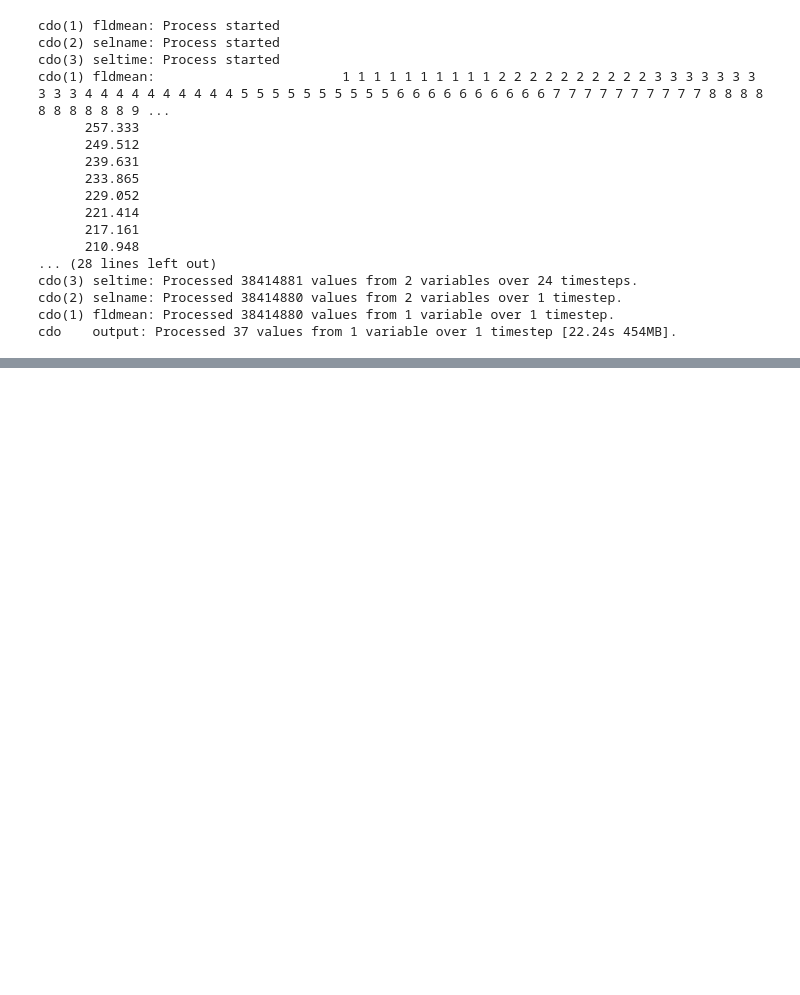
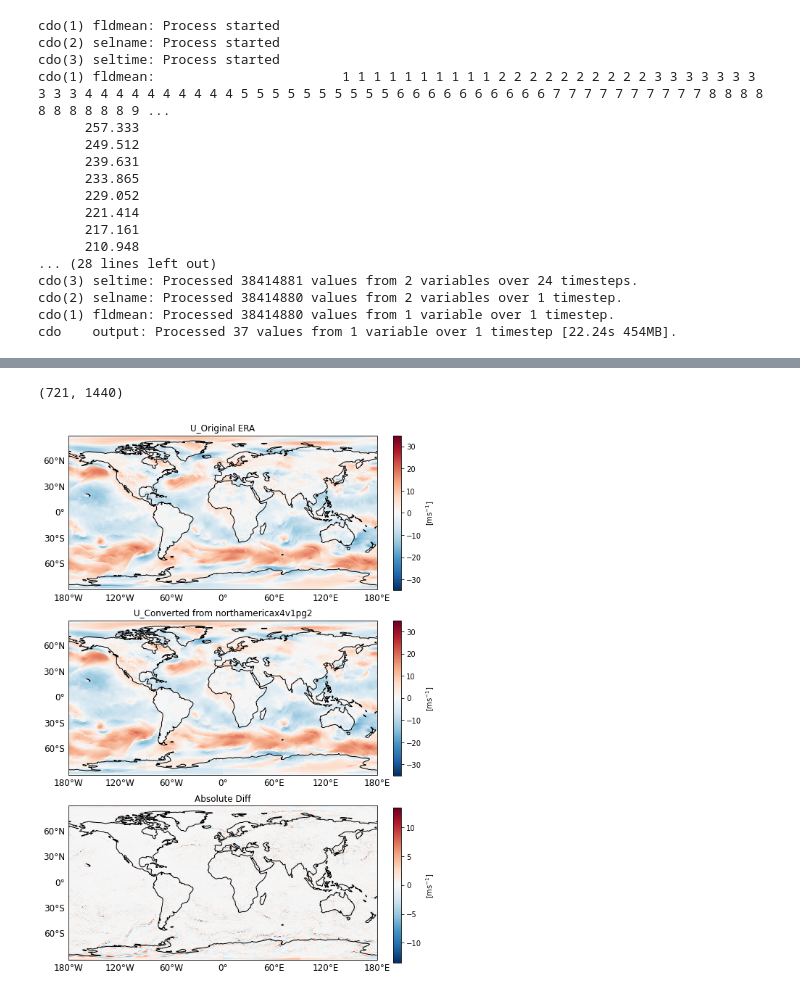
Before and after one commit to TaufiqHassan/CheckMapFiles, a Jupyter notebook: Checking_ERA_map_files_plev.ipynb, the cells around one changed output, grey strips where cells are left out. Drawn from its saved outputs; the diff is of its cells as text; code cells hidden in the pictures; blank space fills up the shorter version.

Commit message:
U analysis added for different levels

```diff
--- a/Checking_ERA_map_files_plev.ipynb
+++ b/Checking_ERA_map_files_plev.ipynb
@@ -125,0 +145,39 @@ cdo    output: Processed 37 values from 1 variable over 1 timestep [7.04s 344MB]
+# %%
+data_dir='/Users/hass877/Work/data_analysis/'
+era_orig = xr.open_dataset(data_dir+'file0_e5.oper.an.pl.128_131_u.ll025uv.2009040100_2009040123.nc')
+era_orig = era_orig.rename({'latitude':'lat','longitude':'lon'})
+era_NA = xr.open_dataset(data_dir+'file0_e5.oper.an.pl.128_131_u.ll025uv.2009040100_2009040123_northamericax4v1pg2_721x1440.nc')
+lat = era_orig['lat']
+# Column mean U (ms^-1)
+U_orig = era_orig['U'][0][-1]
+U_NA = era_NA['U'][0][-1]
+U_NA = U_NA.assign_coords(lat=lat)
+U_diff = U_orig-U_NA
+# %%
+# Bottom
+import warnings
+warnings.filterwarnings("ignore")
+U_rel = (U_diff/abs(U_NA))*100
+print(U_rel.shape)
+# T plots
+plt.figure(figsize=(8,18))
+ax=plt.subplot(411,projection=crs.PlateCarree())
+pl=get_plot_centlim(U_orig, ax)
+plt.title('U_Original ERA')
+cax=plt.axes([0.92,0.715,0.02,0.165])
+cbar=plt.colorbar(pl, orientation='vertical', cax=cax, label='[ms$^{-1}$]')
+cbar.ax.yaxis.set_minor_formatter(ticker.ScalarFormatter())
+ax=plt.subplot(412,projection=crs.PlateCarree())
+pl=get_plot_centlim(U_NA, ax)
+plt.title('U_Converted from northamericax4v1pg2')
+cax=plt.axes([0.92,0.518,0.02,0.165])
+cbar=plt.colorbar(pl, orientation='vertical', cax=cax, label='[ms$^{-1}$]')
+cbar.ax.yaxis.set_minor_formatter(ticker.ScalarFormatter())
+ax=plt.subplot(413,projection=crs.PlateCarree())
+pl=get_plot_centred(U_diff, ax)
+plt.title('Absolute Diff')
+cax=plt.axes([0.92,0.319,0.02,0.165])
+cbar=plt.colorbar(pl, orientation='vertical', cax=cax, label='[ms$^{-1}$]')
+# %% [output]
+(721, 1440)
+[figure, added]
```
Also changed, not shown: parts of 6 cells of this notebook, 1 other file.
